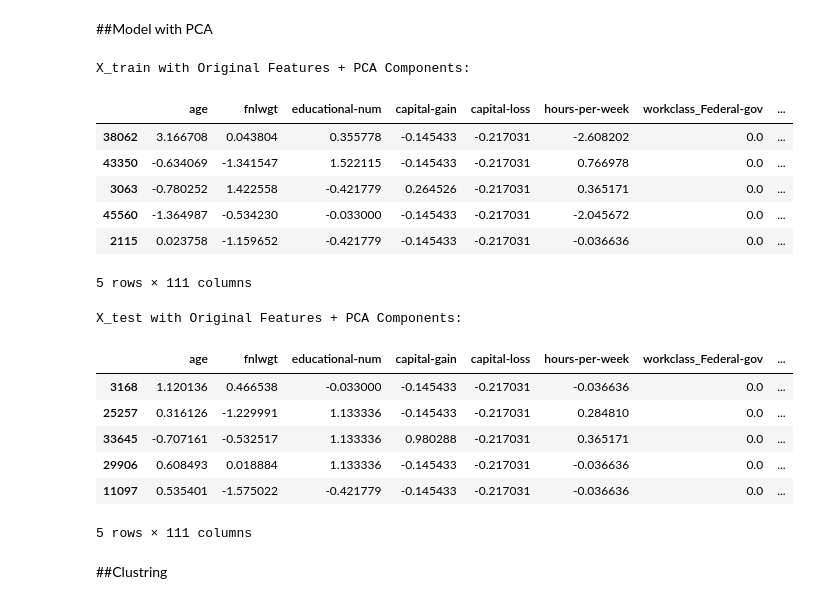
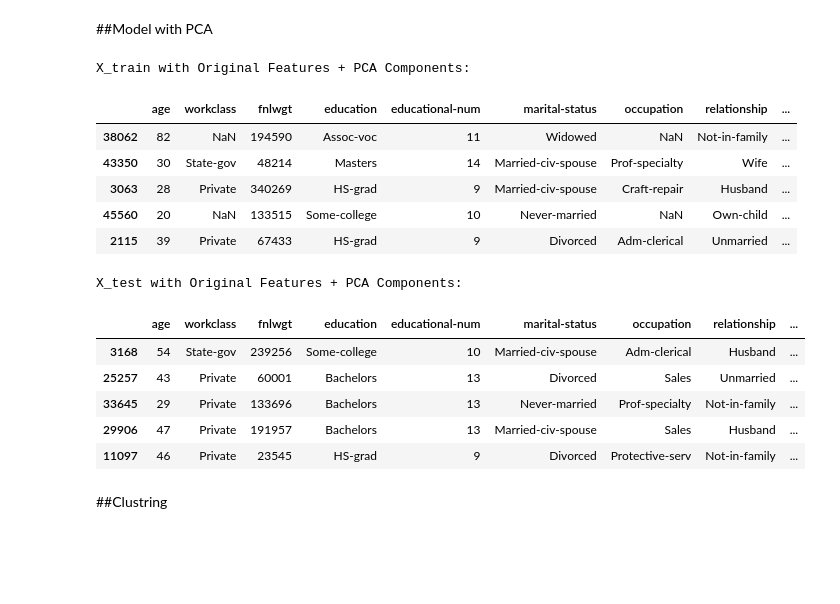
Before and after one commit to Dounia-Awni/Adult_Income_Project, a Jupyter notebook: Project2.ipynb, the cells around one changed output. Saved outputs shown, nothing was run; the diff lists cells and outputs as text; code cells hidden in the pictures; blank space fills up the shorter version.

```diff
--- a/Project2.ipynb
+++ b/Project2.ipynb
@@ -1313,32 +1314,30 @@ X_test_pca = pca.transform(X_test_processed)
 # %%
 import pandas as pd
 
 # Concatenate original features with PCA components
-X_train_final = pd.concat([X_train_processed, X_train_pca], axis=1)
-X_test_final = pd.concat([X_test_processed, X_test_pca], axis=1)
+X_train_final = pd.concat([X_train, X_train_pca], axis=1)
+X_test_final = pd.concat([X_test, X_test_pca], axis=1)
 
 print("X_train with Original Features + PCA Components:")
 display(X_train_final.head())
 
 print("\nX_test with Original Features + PCA Components:")
 display(X_test_final.head())
 # %% [output]
 X_train with Original Features + PCA Components:
-|  | age | fnlwgt | educational-num | capital-gain | capital-loss | hours-per-week | workclass_Federal-gov | ... |
-| 38062 | 3.166708 | 0.043804 | 0.355778 | -0.145433 | -0.217031 | -2.608202 | 0.0 | ... |
-| 43350 | -0.634069 | -1.341547 | 1.522115 | -0.145433 | -0.217031 | 0.766978 | 0.0 | ... |
-| 3063 | -0.780252 | 1.422558 | -0.421779 | 0.264526 | -0.217031 | 0.365171 | 0.0 | ... |
-| 45560 | -1.364987 | -0.534230 | -0.033000 | -0.145433 | -0.217031 | -2.045672 | 0.0 | ... |
-| 2115 | 0.023758 | -1.159652 | -0.421779 | -0.145433 | -0.217031 | -0.036636 | 0.0 | ... |
+|  | age | workclass | fnlwgt | education | educational-num | marital-status | occupation | relationship | ... |
+| 38062 | 82 | NaN | 194590 | Assoc-voc | 11 | Widowed | NaN | Not-in-family | ... |
+| 43350 | 30 | State-gov | 48214 | Masters | 14 | Married-civ-spouse | Prof-specialty | Wife | ... |
+| 3063 | 28 | Private | 340269 | HS-grad | 9 | Married-civ-spouse | Craft-repair | Husband | ... |
+| 45560 | 20 | NaN | 133515 | Some-college | 10 | Never-married | NaN | Own-child | ... |
+| 2115 | 39 | Private | 67433 | HS-grad | 9 | Divorced | Adm-clerical | Unmarried | ... |
-5 rows × 111 columns
+X_test with Original Features + PCA Components:
-X_test with Original Features + PCA Components:
-|  | age | fnlwgt | educational-num | capital-gain | capital-loss | hours-per-week | workclass_Federal-gov | ... |
-| 3168 | 1.120136 | 0.466538 | -0.033000 | -0.145433 | -0.217031 | -0.036636 | 0.0 | ... |
-| 25257 | 0.316126 | -1.229991 | 1.133336 | -0.145433 | -0.217031 | 0.284810 | 0.0 | ... |
-| 33645 | -0.707161 | -0.532517 | 1.133336 | 0.980288 | -0.217031 | 0.365171 | 0.0 | ... |
-| 29906 | 0.608493 | 0.018884 | 1.133336 | -0.145433 | -0.217031 | -0.036636 | 0.0 | ... |
-| 11097 | 0.535401 | -1.575022 | -0.421779 | -0.145433 | -0.217031 | -0.036636 | 0.0 | ... |
+|  | age | workclass | fnlwgt | education | educational-num | marital-status | occupation | relationship | ... |
+| 3168 | 54 | State-gov | 239256 | Some-college | 10 | Married-civ-spouse | Adm-clerical | Husband | ... |
+| 25257 | 43 | Private | 60001 | Bachelors | 13 | Divorced | Sales | Unmarried | ... |
+| 33645 | 29 | Private | 133696 | Bachelors | 13 | Never-married | Prof-specialty | Not-in-family | ... |
+| 29906 | 47 | Private | 191957 | Bachelors | 13 | Married-civ-spouse | Sales | Husband | ... |
+| 11097 | 46 | Private | 23545 | HS-grad | 9 | Divorced | Protective-serv | Not-in-family | ... |
-5 rows × 111 columns
 # %% [markdown]
 ##Clustring
 # %%
```
Also changed, not shown: parts of 21 cells of this notebook.
